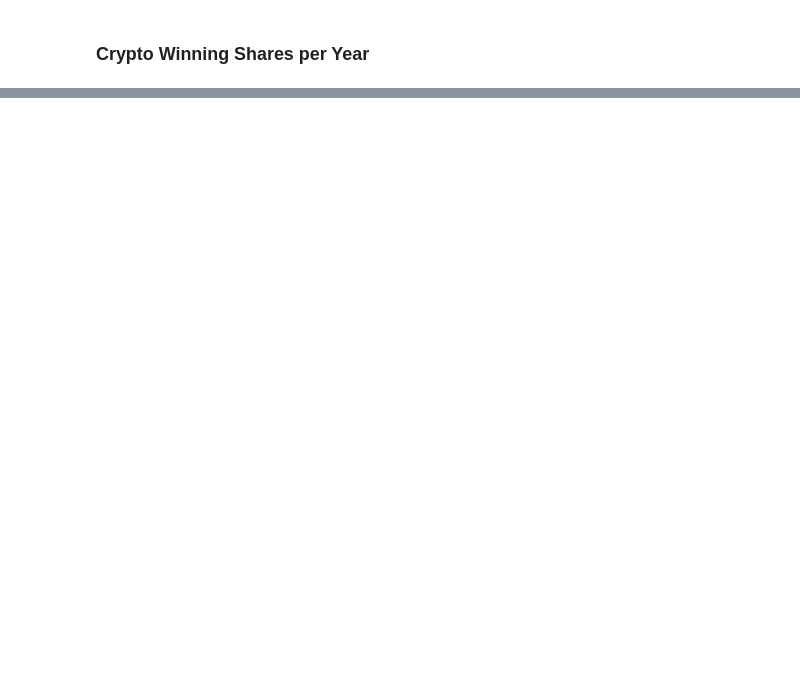
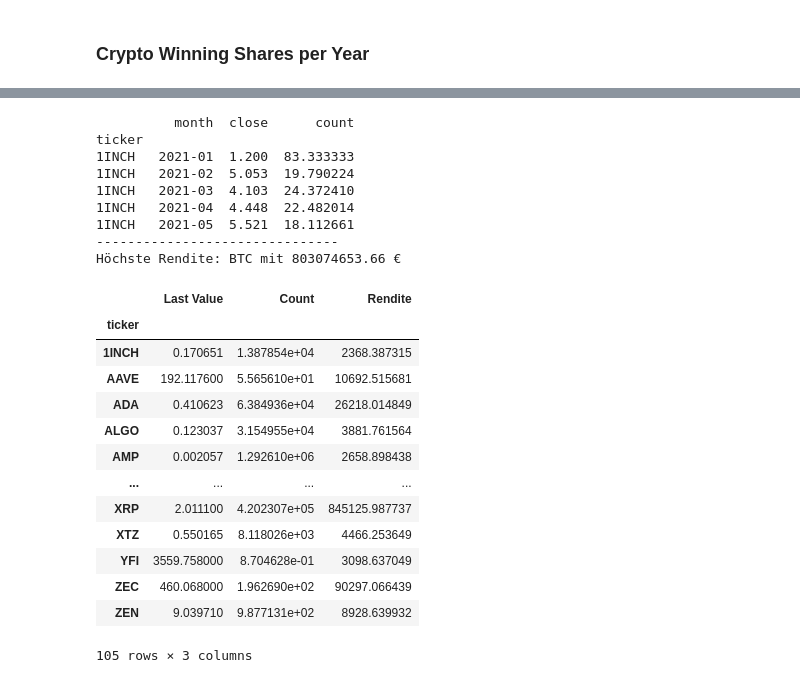
Before and after one commit to Mattis-Schulte/nasdaq-crypto-data-analytics-ws25-26, a Jupyter notebook: notebooks/02_data_analysis.ipynb, the cells around one changed output, grey strips where cells are left out. Drawn from its saved outputs; the diff is of its cells as text; code cells hidden in the pictures; blank space fills up the shorter version.

```diff
--- a/notebooks/02_data_analysis.ipynb
+++ b/notebooks/02_data_analysis.ipynb
@@ -151,0 +267,51 @@ Name: Winning Percentage, dtype: float64
+# %%
+START_DATE = pd.to_datetime("01.01.2020")
+INVEST = 100    # in Euros
+
+df_crypto_monthly = df_crypto_daily_pp.copy()
+df_crypto_monthly["month"] = df_crypto_monthly["date"].dt.to_period("M")
+df_crypto_monthly = (df_crypto_monthly
+                     .groupby(["ticker", "month"])["close"]
+                     .first()
+                     .reset_index(["month"]))
+
+df_crypto_monthly["count"] = INVEST / df_crypto_monthly["close"]
+print(df_crypto_monthly.head())
+
+print("-------------------------------")
+
+s_crypto_last = df_crypto_daily_pp.groupby(["ticker"])["close"].last()
+s_crypto_last.name = "Last Value"
+s_crypto_count = df_crypto_monthly.groupby(["ticker"])["count"].sum()
+s_crypto_count.name = "Count"
+
+df_crypto_rendite = pd.concat([s_crypto_last, s_crypto_count], axis=1)
+df_crypto_rendite["Rendite"] = s_crypto_last * s_crypto_count
+
+print(f"Höchste Rendite: {df_crypto_rendite["Rendite"].idxmax()} mit {df_crypto_rendite["Rendite"].max():.2f} €")
+
+df_crypto_rendite
+# %% [output]
+          month  close      count
+ticker
+1INCH   2021-01  1.200  83.333333
+1INCH   2021-02  5.053  19.790224
+1INCH   2021-03  4.103  24.372410
+1INCH   2021-04  4.448  22.482014
+1INCH   2021-05  5.521  18.112661
+-------------------------------
+Höchste Rendite: BTC mit 803074653.66 €
+|  | Last Value | Count | Rendite |
+| ticker |  |  |  |
+| 1INCH | 0.170651 | 1.387854e+04 | 2368.387315 |
+| AAVE | 192.117600 | 5.565610e+01 | 10692.515681 |
+| ADA | 0.410623 | 6.384936e+04 | 26218.014849 |
+| ALGO | 0.123037 | 3.154955e+04 | 3881.761564 |
+| AMP | 0.002057 | 1.292610e+06 | 2658.898438 |
+| ... | ... | ... | ... |
+| XRP | 2.011100 | 4.202307e+05 | 845125.987737 |
+| XTZ | 0.550165 | 8.118026e+03 | 4466.253649 |
+| YFI | 3559.758000 | 8.704628e-01 | 3098.637049 |
+| ZEC | 460.068000 | 1.962690e+02 | 90297.066439 |
+| ZEN | 9.039710 | 9.877131e+02 | 8928.639932 |
+105 rows × 3 columns
```
Also changed, not shown: parts of 12 cells of this notebook.
